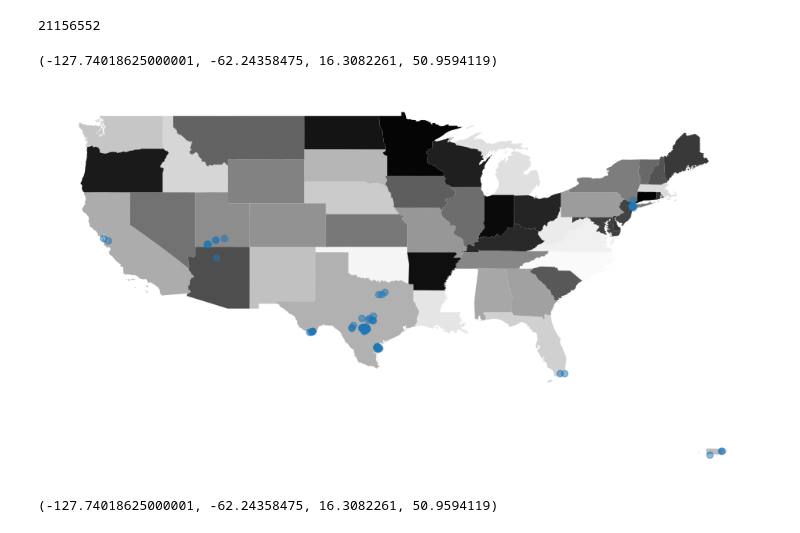
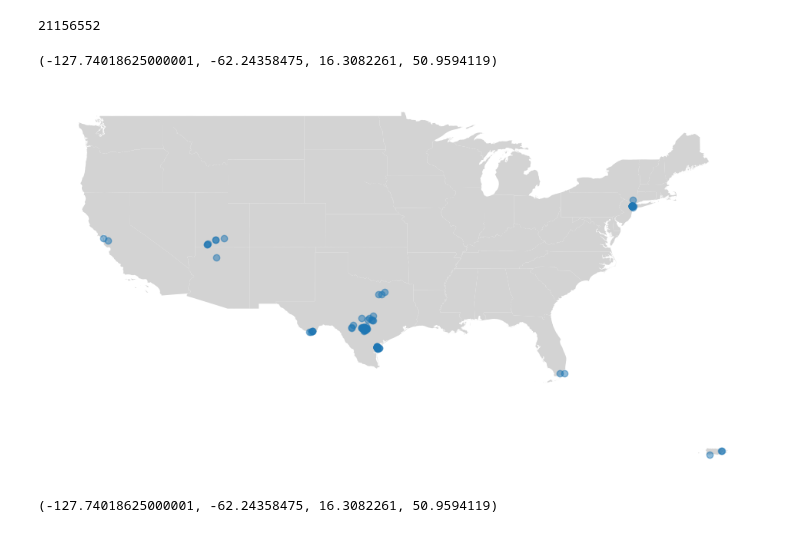
Before and after one commit to dazhaoniel/strava-recap-2022, a Jupyter notebook: strava2022.ipynb, the cells around one changed output. Saved outputs shown, nothing was run; the diff lists cells and outputs as text; code cells hidden in the pictures.

Commit message:
add new graph for run

```diff
--- a/strava2022.ipynb
+++ b/strava2022.ipynb
@@ -263,13 +281,13 @@ states = states[states.NAME.isin(values) == False]
 sample_gdf = gdf.groupby('Activity ID').first()
 # %%
 g, ax = plt.subplots(figsize=(12, 12))
-states.plot(ax=ax, linewidth=0.2, cmap='binary')
+states.plot(ax=ax, color='lightgrey')
 
 # activity clusters
 sample_gdf.plot(ax=ax, alpha=0.5)
 ax.axis('off')
 # %% [output]
 (-127.74018625000001, -62.24358475, 16.3082261, 50.9594119)
-[figure, old version]
+[figure, new version]
 # %%
 g, ax = plt.subplots(figsize=(12, 12))
```
Also changed, not shown: parts of 9 cells of this notebook.
